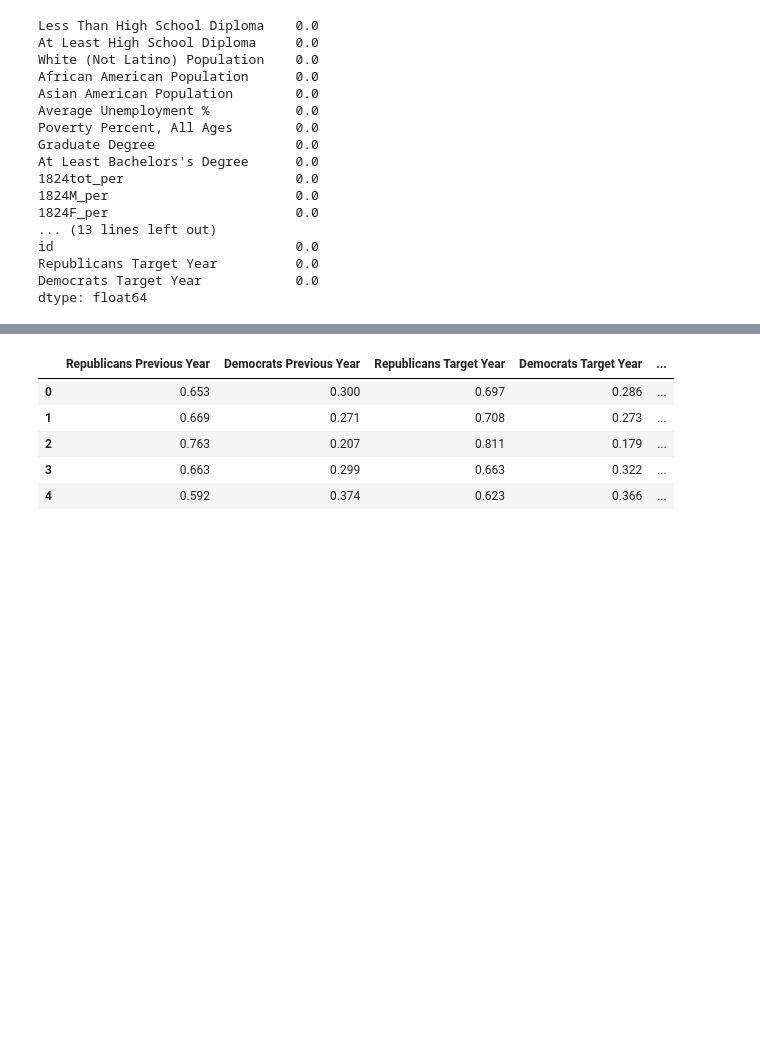
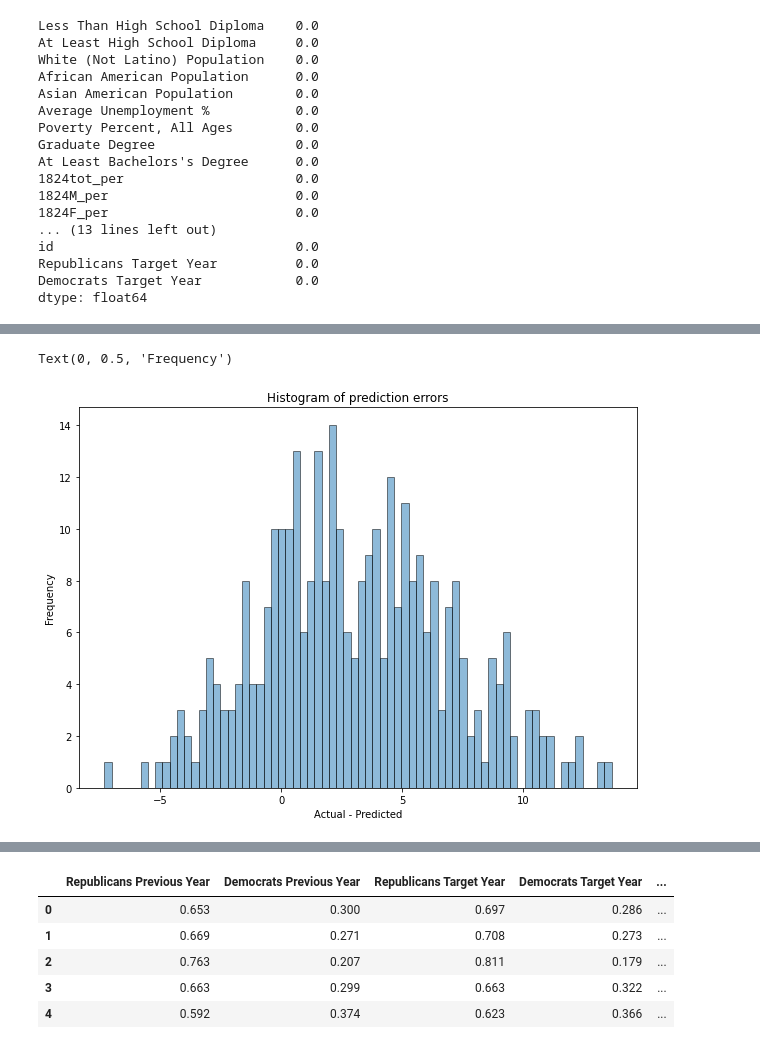
Before and after one commit to eweed001/ORIE-4741-Project, a Jupyter notebook: Model Construction2.ipynb, the cells around one changed output, grey strips where cells are left out. Cells and saved outputs as stored; diff of their text form; code cells hidden in the pictures; blank space fills up the shorter version.

Commit message:
Added visualizations, finished models, documented code

```diff
--- a/Model Construction2.ipynb
+++ b/Model Construction2.ipynb
@@ -620,0 +623,17 @@ mse_main
+# %%
+# Let's create some graphs to visualize the errors
+
+# start with our main model run on the 2020 data
+
+#Histogram of prediction errors for 2020 data
+diff = y_test2020_main-main2020_preds
+fig, ax = plt.subplots(figsize = (10,7))
+counts,bins,patches = ax.hist(diff,bins = 70, histtype = 'bar', ec = 'black', alpha = 0.5)
+#ax.set_xticks(bins)
+#plt.xticks(rotation = 'vertical')
+plt.title('Histogram of prediction errors')
+plt.xlabel('Actual - Predicted')
+plt.ylabel('Frequency')
+# %% [output]
+Text(0, 0.5, 'Frequency')
+[figure, added]
```
Also changed, not shown: parts of 45 cells of this notebook.
